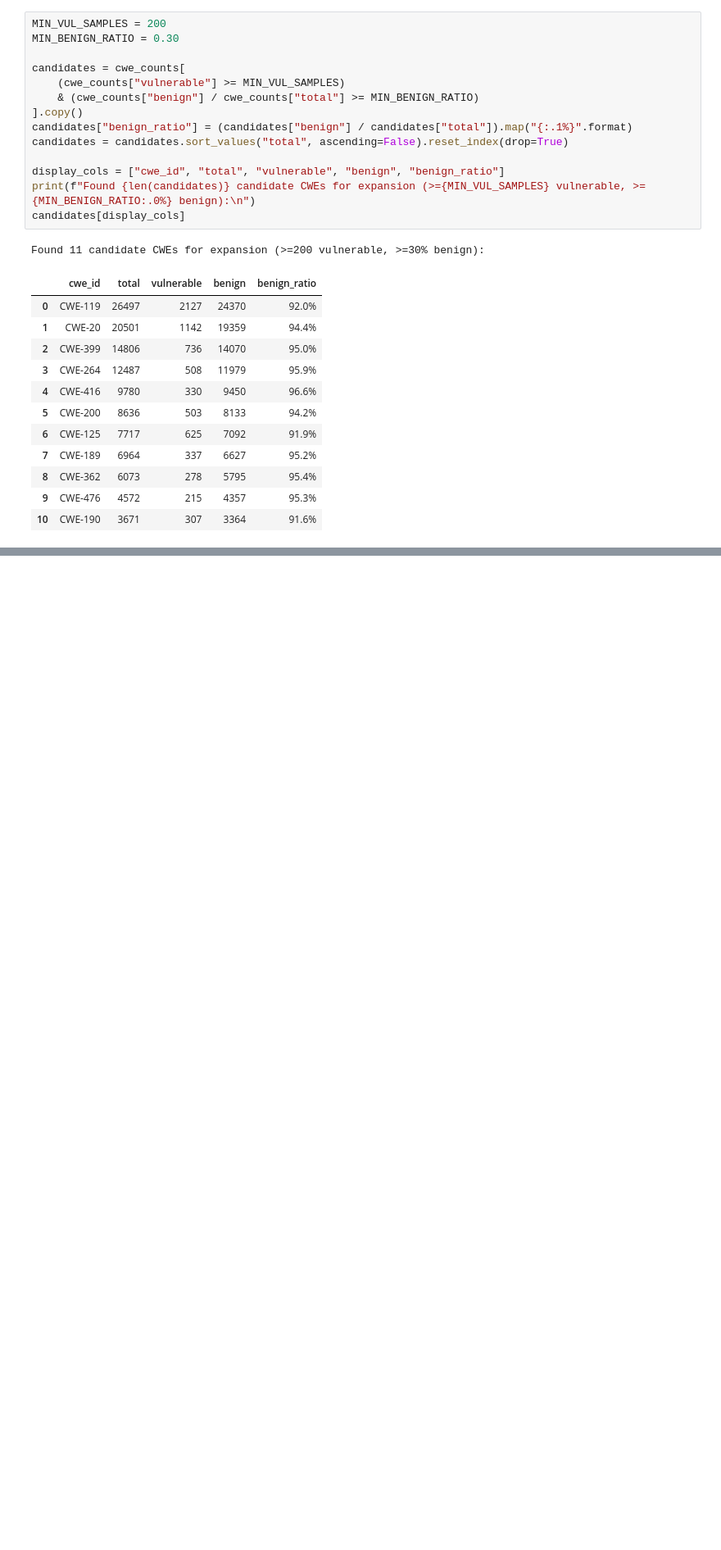
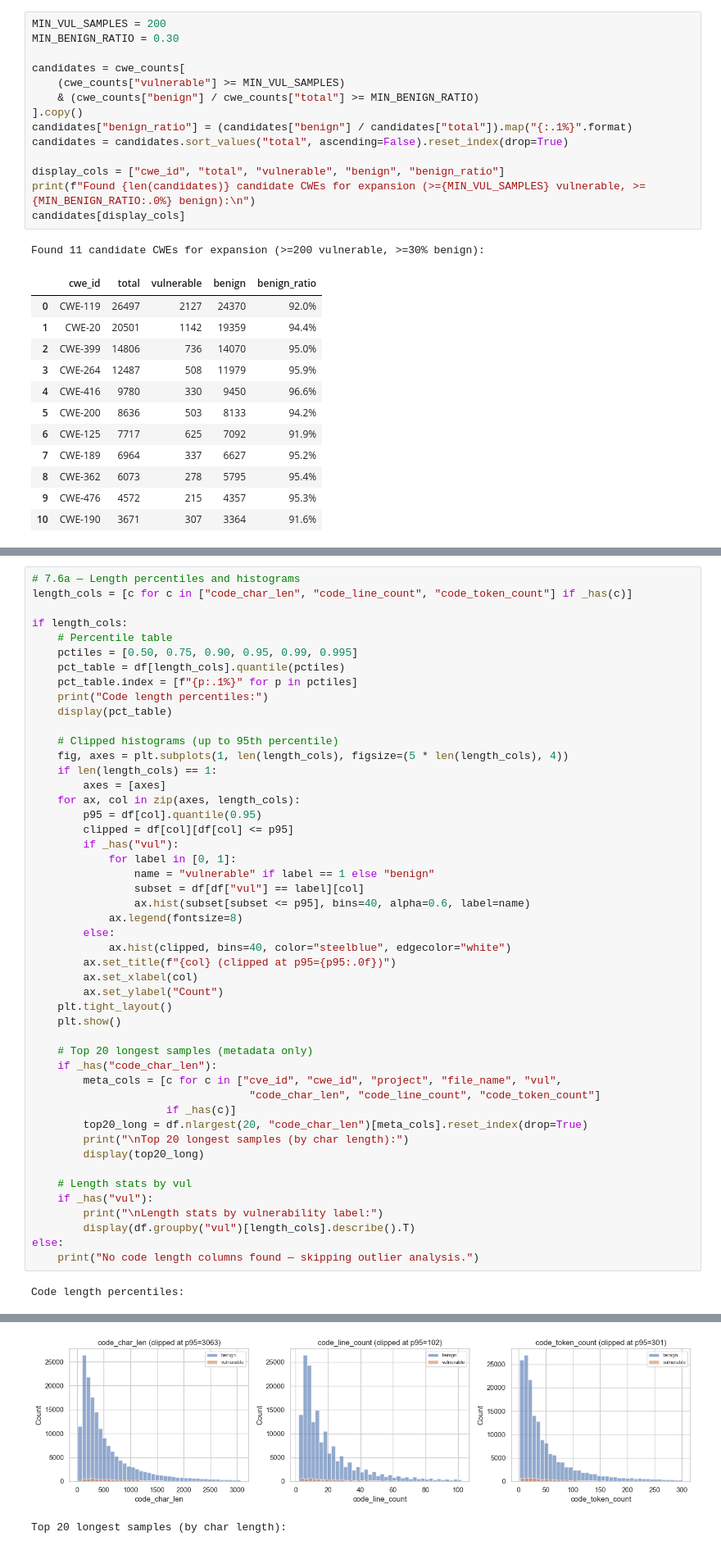
Before and after one commit to noamdwc/graph-vul, a Jupyter notebook: notebooks/full_dataset_eda.ipynb, the cells around one changed output, grey strips where cells are left out. Shown at 82% size. Cells and saved outputs as stored; diff of their text form; blank space fills up the shorter version.

```diff
--- a/notebooks/full_dataset_eda.ipynb
+++ b/notebooks/full_dataset_eda.ipynb
@@ -310,0 +1169,50 @@ Found 11 candidate CWEs for expansion (>=200 vulnerable, >=30% benign):
+# %%
+# 7.6a — Length percentiles and histograms
+length_cols = [c for c in ["code_char_len", "code_line_count", "code_token_count"] if _has(c)]
+
+if length_cols:
+    # Percentile table
+    pctiles = [0.50, 0.75, 0.90, 0.95, 0.99, 0.995]
+    pct_table = df[length_cols].quantile(pctiles)
+    pct_table.index = [f"{p:.1%}" for p in pctiles]
+    print("Code length percentiles:")
+    display(pct_table)
+
+    # Clipped histograms (up to 95th percentile)
+    fig, axes = plt.subplots(1, len(length_cols), figsize=(5 * len(length_cols), 4))
+    if len(length_cols) == 1:
+        axes = [axes]
+    for ax, col in zip(axes, length_cols):
+        p95 = df[col].quantile(0.95)
+        clipped = df[col][df[col] <= p95]
+        if _has("vul"):
+            for label in [0, 1]:
+                name = "vulnerable" if label == 1 else "benign"
+                subset = df[df["vul"] == label][col]
+                ax.hist(subset[subset <= p95], bins=40, alpha=0.6, label=name)
+            ax.legend(fontsize=8)
+        else:
+            ax.hist(clipped, bins=40, color="steelblue", edgecolor="white")
+        ax.set_title(f"{col} (clipped at p95={p95:.0f})")
+        ax.set_xlabel(col)
+        ax.set_ylabel("Count")
+    plt.tight_layout()
+    plt.show()
+
+    # Top 20 longest samples (metadata only)
+    if _has("code_char_len"):
+        meta_cols = [c for c in ["cve_id", "cwe_id", "project", "file_name", "vul",
+                                  "code_char_len", "code_line_count", "code_token_count"]
+                     if _has(c)]
+        top20_long = df.nlargest(20, "code_char_len")[meta_cols].reset_index(drop=True)
+        print("\nTop 20 longest samples (by char length):")
+        display(top20_long)
+
+    # Length stats by vul
+    if _has("vul"):
+        print("\nLength stats by vulnerability label:")
+        display(df.groupby("vul")[length_cols].describe().T)
+else:
+    print("No code length columns found — skipping outlier analysis.")
+# %% [output]
+Code length percentiles:
@@ -310,0 +1226,2 @@ Found 11 candidate CWEs for expansion (>=200 vulnerable, >=30% benign):
+[figure, added]
+Top 20 longest samples (by char length):
```
Also changed, not shown: parts of 24 cells of this notebook, 23 other files.
